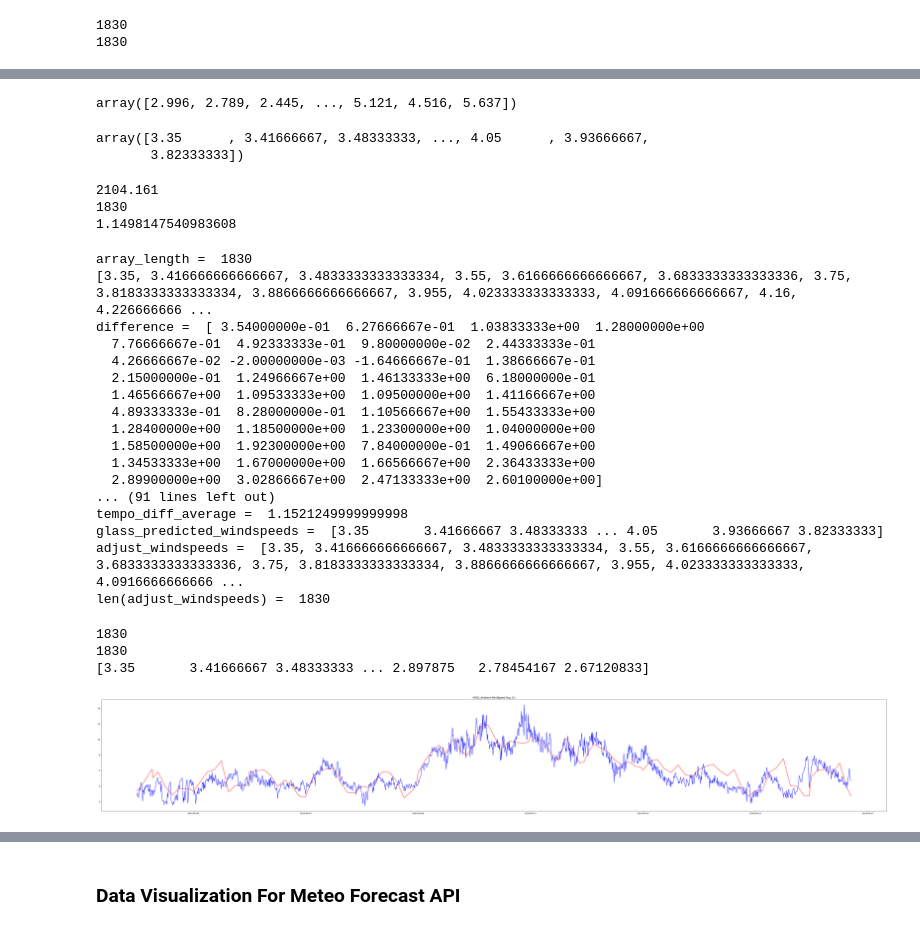
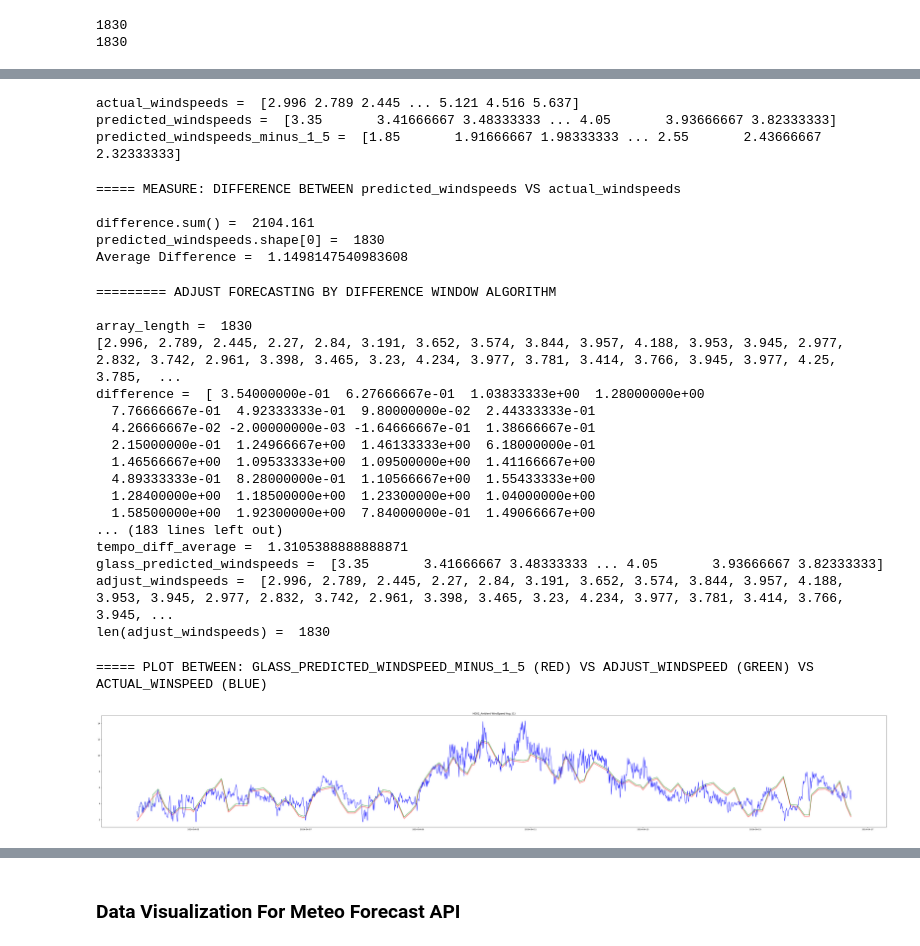
Before and after one commit to dungbachviet/windspeed-forecast-project, a Jupyter notebook: visualization.ipynb, the cells around one changed output, grey strips where cells are left out. Saved outputs shown, nothing was run; the diff lists cells and outputs as text; code cells hidden in the pictures.

Commit message:
Update visualization notebook

```diff
--- a/visualization.ipynb
+++ b/visualization.ipynb
@@ -292,32 +293,36 @@ plt.show()
 # %%
-actual_windspeeds
+print("actual_windspeeds = ", actual_windspeeds)
+print("predicted_windspeeds = ", predicted_windspeeds)
+print("predicted_windspeeds_minus_1_5 = ", predicted_windspeeds_minus_1_5)
 # %% [output]
-array([2.996, 2.789, 2.445, ..., 5.121, 4.516, 5.637])
+actual_windspeeds =  [2.996 2.789 2.445 ... 5.121 4.516 5.637]
+predicted_windspeeds =  [3.35       3.41666667 3.48333333 ... 4.05       3.93666667 3.82333333]
+predicted_windspeeds_minus_1_5 =  [1.85       1.91666667 1.98333333 ... 2.55       2.43666667 2.32333333]
-# %%
-predicted_windspeeds
-# %% [output]
-array([3.35      , 3.41666667, 3.48333333, ..., 4.05      , 3.93666667,
-       3.82333333])
 # %%
+print("===== MEASURE: DIFFERENCE BETWEEN predicted_windspeeds VS actual_windspeeds \n")
+
 difference = predicted_windspeeds - actual_windspeeds
-print(difference.sum())
-print(predicted_windspeeds.shape[0])
-print(difference.sum() / predicted_windspeeds.shape[0])
+print("difference.sum() = ", difference.sum())
+print("predicted_windspeeds.shape[0] = ", predicted_windspeeds.shape[0])
+print("Average Difference = ", difference.sum() / predicted_windspeeds.shape[0])
 # %% [output]
-2104.161
-1830
-1.1498147540983608
+===== MEASURE: DIFFERENCE BETWEEN predicted_windspeeds VS actual_windspeeds
+
+difference.sum() =  2104.161
+predicted_windspeeds.shape[0] =  1830
+Average Difference =  1.1498147540983608
 # %%
-# FUNCTION 2
+# ADJUST FORECASTING BY DIFFERENCE WINDOW ALGORITHM
+
+print("========= ADJUST FORECASTING BY DIFFERENCE WINDOW ALGORITHM \n")
 
 # actual_windspeeds
 glass_predicted_windspeeds = predicted_windspeeds
-
-# glass_predicted_windspeeds = predicted_windspeeds - 1
+# glass_predicted_windspeeds = predicted_windspeeds_minus_1_5
 
 adjust_windspeeds = []
 past_window_length = 40
-future_window_length = 40
+future_window_length = 20
 array_length = glass_predicted_windspeeds.shape[0]
 
 print("array_length = ", array_length)
@@ -325,10 +330,10 @@ print("array_length = ", array_length)
 def get_average_difference(source_array, start_index, stop_index):
     return source_array[start_index:stop_index].sum()
 
-adjust_windspeeds += list(glass_predicted_windspeeds[:past_window_length])
+adjust_windspeeds += list(actual_windspeeds[:past_window_length])
 print(adjust_windspeeds)
 
-difference = np.array(adjust_windspeeds) - actual_windspeeds[:past_window_length]
+difference = np.array(glass_predicted_windspeeds[:past_window_length]) - np.array(adjust_windspeeds)
 
 print("difference = ", difference)
 print("===== len(adjust_windspeeds) = ", len(adjust_windspeeds))
@@ -343,11 +348,9 @@ for index in range(past_window_length, array_length, future_window_length):
 
     if index + future_window_length < array_length:
         adjust_windspeeds += list(glass_predicted_windspeeds[index:index+future_window_length]-test_diff)
-        # adjust_windspeeds += list(glass_predicted_windspeeds[index:index+future_window_length]-tempo_diff_average)
         difference = np.array(glass_predicted_windspeeds[:index + future_window_length]) - np.array(adjust_windspeeds)[:index + future_window_length]
     else:
         adjust_windspeeds += list(glass_predicted_windspeeds[index:array_length]-test_diff)
-        # adjust_windspeeds += list(glass_predicted_windspeeds[index:array_length]-tempo_diff_average)
         difference = np.array(glass_predicted_windspeeds[:index + future_window_length]) - np.array(adjust_windspeeds)[:index + future_window_length]
 
     print("===== len(adjust_windspeeds) = ", len(adjust_windspeeds))
@@ -357,8 +360,10 @@ print("glass_predicted_windspeeds = ", glass_predicted_windspeeds)
 print("adjust_windspeeds = ", adjust_windspeeds)
 print("len(adjust_windspeeds) = ", len(adjust_windspeeds))
 # %% [output]
+========= ADJUST FORECASTING BY DIFFERENCE WINDOW ALGORITHM
+
 array_length =  1830
-[3.35, 3.416666666666667, 3.4833333333333334, 3.55, 3.6166666666666667, 3.6833333333333336, 3.75, 3.8183333333333334, 3.8866666666666667, 3.955, 4.023333333333333, 4.091666666666667, 4.16, 4.226666666 ...
+[2.996, 2.789, 2.445, 2.27, 2.84, 3.191, 3.652, 3.574, 3.844, 3.957, 4.188, 3.953, 3.945, 2.977, 2.832, 3.742, 2.961, 3.398, 3.465, 3.23, 4.234, 3.977, 3.781, 3.414, 3.766, 3.945, 3.977, 4.25, 3.785,  ...
 difference =  [ 3.54000000e-01  6.27666667e-01  1.03833333e+00  1.28000000e+00
   7.76666667e-01  4.92333333e-01  9.80000000e-02  2.44333333e-01
   4.26666667e-02 -2.00000000e-03 -1.64666667e-01  1.38666667e-01
@@ -367,32 +372,24 @@ difference =  [ 3.54000000e-01  6.27666667e-01  1.03833333e+00  1.28000000e+00
   4.89333333e-01  8.28000000e-01  1.10566667e+00  1.55433333e+00
   1.28400000e+00  1.18500000e+00  1.23300000e+00  1.04000000e+00
   1.58500000e+00  1.92300000e+00  7.84000000e-01  1.49066667e+00
-  1.34533333e+00  1.67000000e+00  1.66566667e+00  2.36433333e+00
-  2.89900000e+00  3.02866667e+00  2.47133333e+00  2.60100000e+00]
-... (91 lines left out)
-tempo_diff_average =  1.1521249999999998
+... (183 lines left out)
+tempo_diff_average =  1.3105388888888871
 glass_predicted_windspeeds =  [3.35       3.41666667 3.48333333 ... 4.05       3.93666667 3.82333333]
-adjust_windspeeds =  [3.35, 3.416666666666667, 3.4833333333333334, 3.55, 3.6166666666666667, 3.6833333333333336, 3.75, 3.8183333333333334, 3.8866666666666667, 3.955, 4.023333333333333, 4.0916666666666 ...
+adjust_windspeeds =  [2.996, 2.789, 2.445, 2.27, 2.84, 3.191, 3.652, 3.574, 3.844, 3.957, 4.188, 3.953, 3.945, 2.977, 2.832, 3.742, 2.961, 3.398, 3.465, 3.23, 4.234, 3.977, 3.781, 3.414, 3.766, 3.945, ...
 len(adjust_windspeeds) =  1830
 # %%
+print("===== PLOT BETWEEN: GLASS_PREDICTED_WINDSPEED_MINUS_1_5 (RED) VS ADJUST_WINDSPEED (GREEN) VS ACTUAL_WINSPEED (BLUE) \n")
 
 adjust_windspeeds = np.array(adjust_windspeeds)
 
-print(len(glass_wind_df["time"]))
-print(len(adjust_windspeeds))
-print(adjust_windspeeds)
+plt.figure(1, figsize=(70, 10))
+plt.plot(glass_wind_df["time"], glass_wind_df["noaa"]-1.5, "r")
+plt.plot(glass_wind_df["time"], adjust_windspeeds, "g")
 
-plt.figure(1, figsize=(70, 10))
-# plt.plot(glass_wind_df["time"], glass_wind_df["noaa"]-1.5, "r")
-plt.plot(glass_wind_df["time"], adjust_windspeeds, "r")
-
-# plt.plot(real_wind_df["PCTimeStamp"], real_wind_df["HD01_Ambient WindSpeed Avg. (1)"], "b")
-plt.plot(real_wind_df["PCTimeStamp"], real_wind_df["HD02_Ambient WindSpeed Avg. (2)"], "b")
+plt.plot(real_wind_df["PCTimeStamp"], actual_windspeeds, "b")
 plt.title("HD01_Ambient WindSpeed Avg. (1)")
 plt.show()
 # %% [output]
-1830
-1830
-[3.35       3.41666667 3.48333333 ... 2.897875   2.78454167 2.67120833]
+===== PLOT BETWEEN: GLASS_PREDICTED_WINDSPEED_MINUS_1_5 (RED) VS ADJUST_WINDSPEED (GREEN) VS ACTUAL_WINSPEED (BLUE)
-[figure, old version]
+[figure, new version]
 # %%
```
Also changed, not shown: parts of 11 cells of this notebook.
